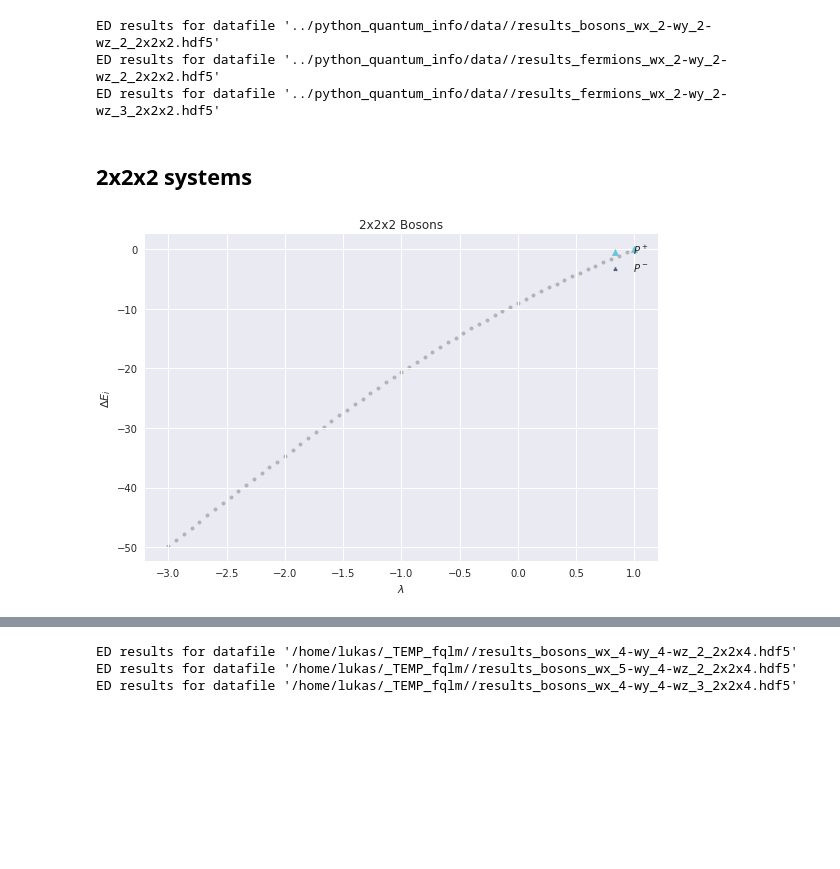
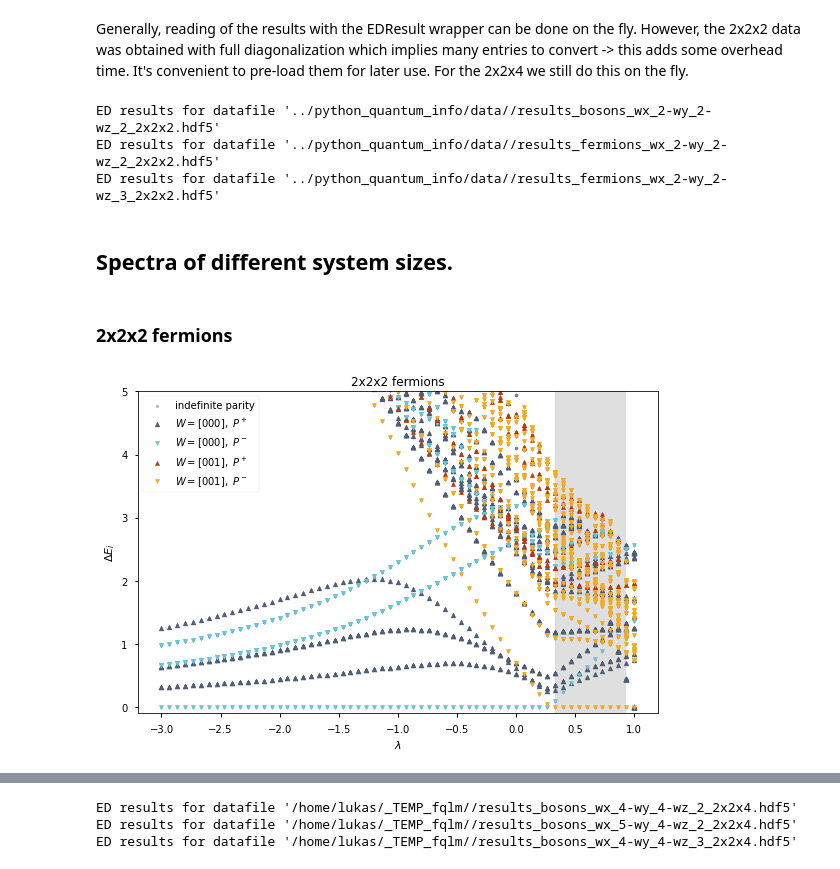
Before and after one commit to cygnus2/FQLMs, a Jupyter notebook: python_spectra/parity_resolved_spectra.ipynb, the cells around one changed output, grey strips where cells are left out. Drawn from its saved outputs; the diff is of its cells as text; code cells hidden in the pictures; blank space fills up the shorter version.

Commit message:
Energy plots.

```diff
--- a/python_spectra/parity_resolved_spectra.ipynb
+++ b/python_spectra/parity_resolved_spectra.ipynb
@@ -29,3 +81,5 @@ def _select_close(cond, df, atol=1e-8):
+# %% [markdown]
+Generally, reading of the results with the EDResult wrapper can be done on the fly. However, the 2x2x2 data was obtained with full diagonalization which implies many entries to convert -> this adds some overhead time. It's convenient to pre-load them for later use. For the 2x2x4 we still do this on the fly.
 # %%
 data_222 = {
     'bosons' : {
@@ -41,55 +95,83 @@ data_222 = {
 ED results for datafile '../python_quantum_info/data//results_bosons_wx_2-wy_2-wz_2_2x2x2.hdf5'
 ED results for datafile '../python_quantum_info/data//results_fermions_wx_2-wy_2-wz_2_2x2x2.hdf5'
 ED results for datafile '../python_quantum_info/data//results_fermions_wx_2-wy_2-wz_3_2x2x2.hdf5'
+# %% [markdown]
+## Spectra of different system sizes.
 # %% [markdown]
-## 2x2x2 systems
+### 2x2x2 fermions
 # %%
-df = data_222['bosons'][(0,0,0)].get_eigenvalues()
+# Choose the dataset.
+param = {
+    'L' : [2,2,2],
+    'gauge_particles' : 'fermions'
+}
+res_000 = data_222[param['gauge_particles']][(0,0,0)]
+res_winding = data_222[param['gauge_particles']][(0,0,1)]
+
+# Combine and compute the gap.
+df = insert_gap([
+    res_000.get_eigenvalues(),
+    res_winding.get_eigenvalues()
+])
 
 # Select only the lowest states.
-n_states = 25
+n_states = 50
+sub = df[
+    (df['N']<n_states) &
+    (df['lambda']<=1.0) &
+    (df['lambda']>=-3.0)
+]
 
 dependency = 'lambda'
-observable = 'spectrum'
-with plt.style.context('seaborn'):
+observable = 'gap'
+with plt.style.context('seaborn-notebook'):
     fig, bx = plt.subplots()
 #     fig.set_size_inches(12, 6)
 
-    sub = df[
-        (df['N']==0)
-    ]
+    # All points.
+    bx.scatter(sub[dependency], sub[observable], marker='.', color='gray', alpha=0.5, zorder=1, s=35, label='indefinite parity')
 
-
-    # All points.
-    bx.scatter(sub[dependency], sub[observable], marker='.', color='gray', alpha=0.5, zorder=0)
+    # Find GS of different winding.
+    wind = sub[sub['gs_winding']==1]
+    ll, lu = min(wind['lambda']), max(wind['lambda'])
+    bx.fill_between([ll, lu], -5, 100, zorder=0, alpha=0.25, color='gray')
 
     # Highlight some.
     sets = [
         (
-            {'parity': 1, 'unity': 1},
-            {"color":"#68C5DB", 'marker':'^', 'label':'$P^+$', 's':45}
+            {'parity': 1, 'winding_sector': (0,0,0)},
+            {"color":"#4F5D75", 'marker':'^', 'label':'$W=[000],\ P^+$', 's':25}
         ),
         (
-            {'parity': -1},
-            {"color":"#4F5D75", 'marker':'2', 'label':'$P^-$', 's':20}
+            {'parity': -1, 'winding_sector': (0,0,0)},
+            {"color":"#68C5DB", 'marker':'v', 'label':'$W=[000],\ P^-$', 's':20}
+        )
+        ,
+        (
+            {'parity': 1, 'winding_sector': (0,0,1)},
+            {"color":"#BC3908", 'marker':'^', 'label':'$W=[001],\ P^+$', 's':20}
+        )
+        ,
+        (
+            {'parity': -1, 'winding_sector': (0,0,1)},
+            {"color":"#F6AA1C", 'marker':'v', 'label':'$W=[001],\ P^-$', 's':20}
         )
     ]
     for cond, style in sets:
-        red = _select_close(cond, sub, atol=1e-2)
+        red = _select_close(cond, sub)
         bx.scatter(red[dependency], red[observable], **style)
-
-    # ---
 
     # ---
 
     bx.set_xlabel('$\\lambda$')
     bx.set_ylabel('$\\Delta E_i$')
-#     bx.set_ylim(0, 5)
+    bx.set_ylim(-0.1, 5)
 
-    bx.legend(loc='upper right')
-    bx.set_title('2x2x2 Bosons')
+    bx.legend(loc='upper left')
+    bx.set_title('{:d}x{:d}x{:d} {:s}'.format(*param['L'], param['gauge_particles']))
+
 
     fig.tight_layout()
-#     fig.savefig('parity_2x2x2.png')
+    fig.savefig('spectrum_{:s}_{:d}x{:d}x{:d}.pdf'.format(param['gauge_particles'], *param['L']))
 # %% [output]
-[figure, old version]
+[figure, new version]
```
Also changed, not shown: parts of 9 cells of this notebook, 7 other files.
